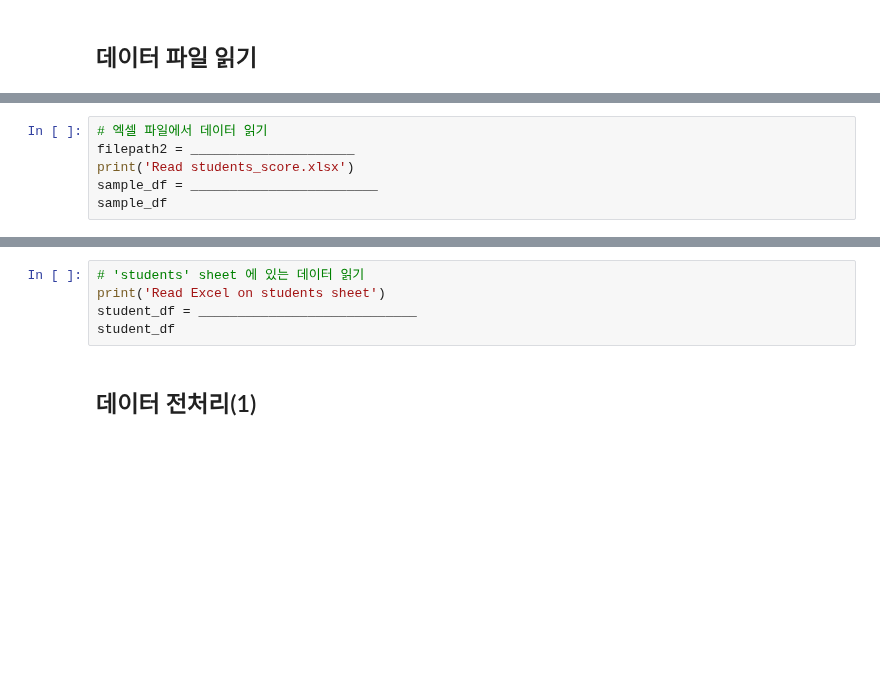
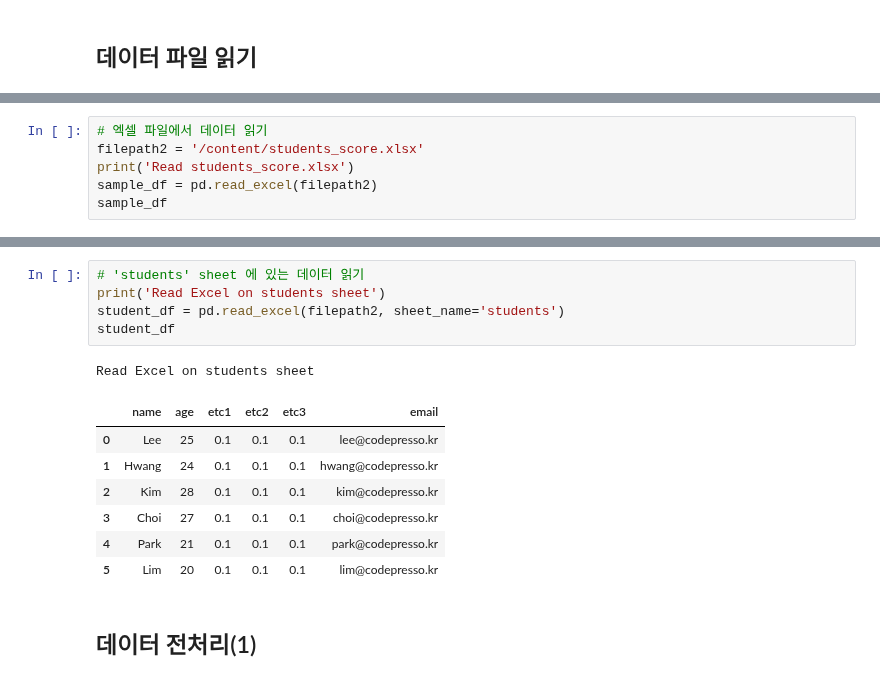
Before and after one commit to plumwiserim/data-analysis-2, a Jupyter notebook: Class4.ipynb, the cells around one changed output, grey strips where cells are left out. Drawn from its saved outputs; the diff is of its cells as text; blank space fills up the shorter version.

```diff
--- a/Class4.ipynb
+++ b/Class4.ipynb
@@ -482,6 +515,6 @@ ____________________
 # %%
 # 엑셀 파일에서 데이터 읽기
-filepath2 = _____________________
+filepath2 = '/content/students_score.xlsx'
 print('Read students_score.xlsx')
-sample_df = ________________________
+sample_df = pd.read_excel(filepath2)
 sample_df
@@ -496,8 +546,17 @@ sample_df
 # %%
 # 'students' sheet 에 있는 데이터 읽기
 print('Read Excel on students sheet')
-student_df = ____________________________
+student_df = pd.read_excel(filepath2, sheet_name='students')
 student_df
+# %% [output]
+Read Excel on students sheet
+|  | name | age | etc1 | etc2 | etc3 | email |
+| 0 | Lee | 25 | 0.1 | 0.1 | 0.1 | lee@codepresso.kr |
+| 1 | Hwang | 24 | 0.1 | 0.1 | 0.1 | hwang@codepresso.kr |
+| 2 | Kim | 28 | 0.1 | 0.1 | 0.1 | kim@codepresso.kr |
+| 3 | Choi | 27 | 0.1 | 0.1 | 0.1 | choi@codepresso.kr |
+| 4 | Park | 21 | 0.1 | 0.1 | 0.1 | park@codepresso.kr |
+| 5 | Lim | 20 | 0.1 | 0.1 | 0.1 | lim@codepresso.kr |
 # %% [markdown]
 ## 데이터 전처리(1)
 # %% [markdown]
```
Also changed, not shown: parts of 5 cells of this notebook.
